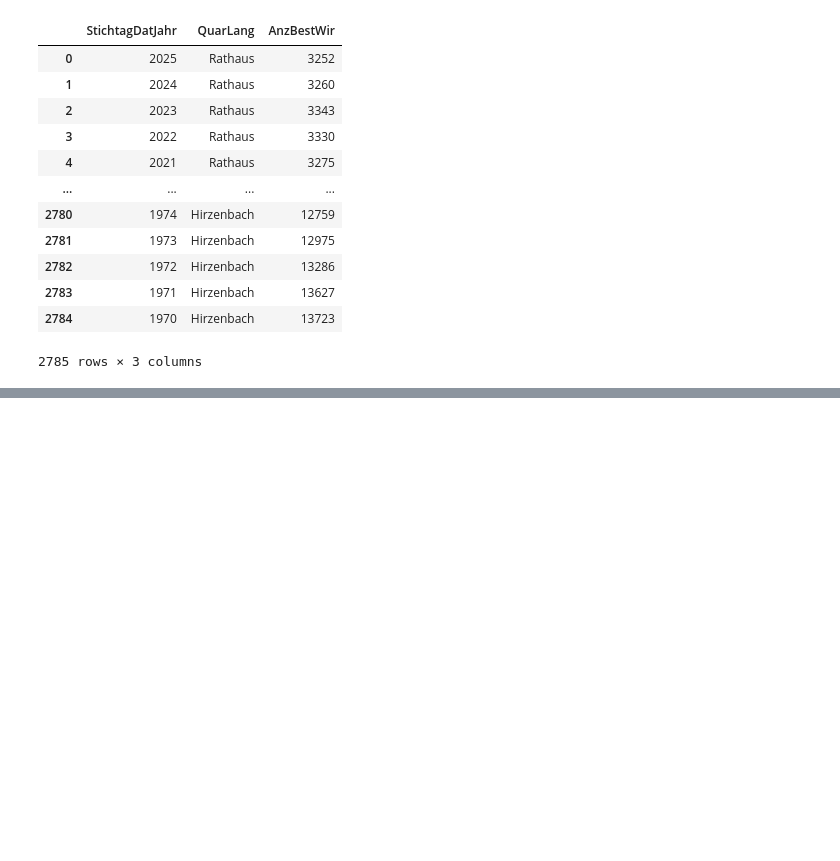
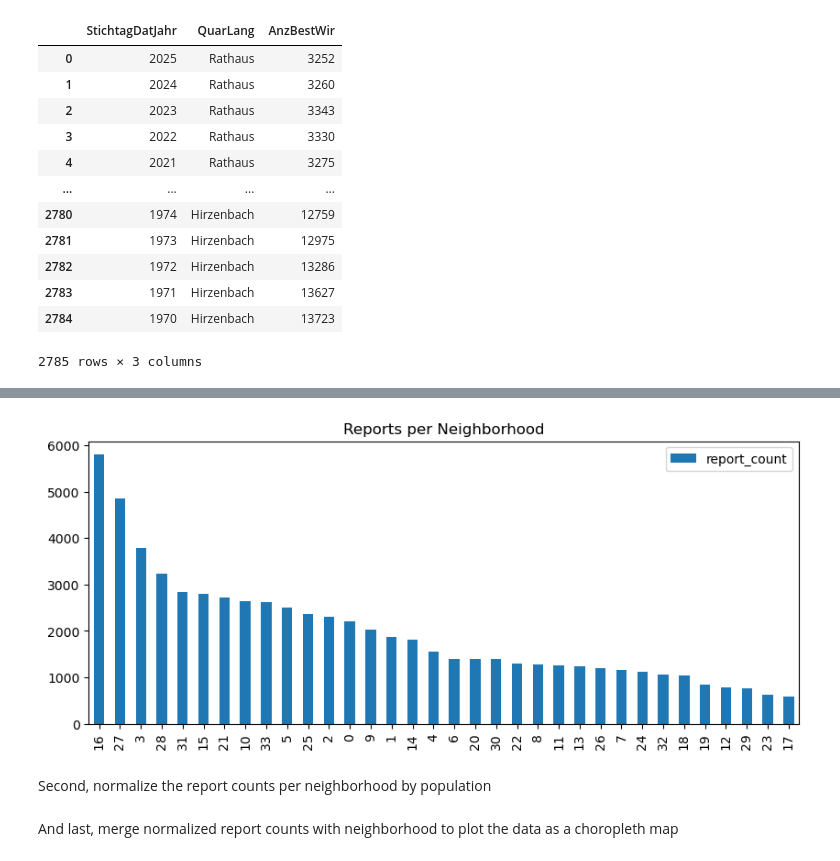
Before and after one commit to 0001jr/zurich-wie-neu, a Jupyter notebook: notebooks/zuri-wie-neu.ipynb, the cells around one changed output, grey strips where cells are left out. Saved outputs shown, nothing was run; the diff lists cells and outputs as text; code cells hidden in the pictures; blank space fills up the shorter version.

Commit message:
Reports Count

```diff
--- a/notebooks/zuri-wie-neu.ipynb
+++ b/notebooks/zuri-wie-neu.ipynb
@@ -200,9 +259,8 @@ knr         0
 geometry    0
 dtype: int64
 # %%
-neighborhoods_clean = neighborhoods[[
+neighborhoods_cleaned = neighborhoods[[
     'qname',
     'kname',
-    'knr', #evtl auch nicht nötig
     'geometry'
 ]]
@@ -257,12 +318,12 @@ reports_filtered_years
 66345 rows × 19 columns
 # %%
 # selecting important columns only
-reports_clean = reports_filtered_years[[
+reports_cleaned = reports_filtered_years[[
     'requested_datetime',
     'service_name',
     'status',
     'detail',
     'geometry'
 ]]
-reports_clean
+reports_cleaned.info()
 # %% [output]
@@ -325,0 +410,8 @@ population_clean = popolation_filtered.rename(columns={
+# %%
+reports_joined_neighborhoods = gpd.sjoin(reports_cleaned,neighborhoods_cleaned,how="left",predicate="within")
+
+# have a look at the joined dataset
+print(reports_joined_neighborhoods.info())
+
+# check if every report is in assigned to a neigborhood
+print(reports_joined_neighborhoods.isna().sum())
@@ -327,0 +442,14 @@ population_clean = popolation_filtered.rename(columns={
+# %%
+# Ensure reports_joined_neighborhoods has required column
+assert "qname" in reports_joined_neighborhoods.columns, "Missing neighborhood column (qname)."
+
+reports_per_neighborhood = (
+    reports_joined_neighborhoods
+    .groupby("qname")
+    .size()
+    .reset_index(name="report_count")
+    .sort_values("report_count", ascending=False)
+)
+# Validate result is not empty
+assert len(reports_per_neighborhood) > 0, "Aggregation failed: no neighborhood reports found."
+print(reports_per_neighborhood.info())
@@ -327,0 +467,11 @@ population_clean = popolation_filtered.rename(columns={
+# %%
+# plot reports number per neighborhood
+reports_per_neighborhood.plot(kind="bar", figsize=(10,4))
+plt.title("Reports per Neighborhood")
+plt.show()
+# %% [output]
+[figure, added]
+# %% [markdown]
+Second, normalize the report counts per neighborhood by population
+# %% [markdown]
+And last, merge normalized report counts with neighborhood to plot the data as a choropleth map
```
Also changed, not shown: parts of 33 cells of this notebook.
